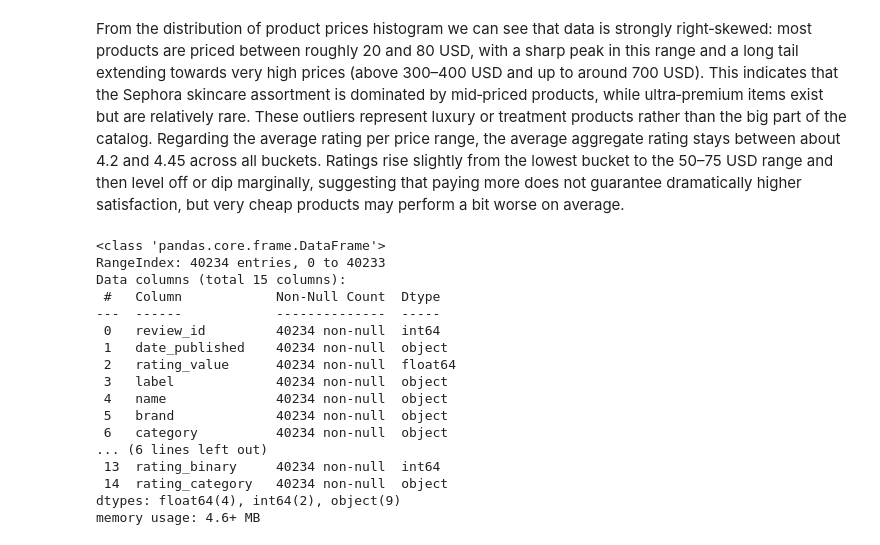
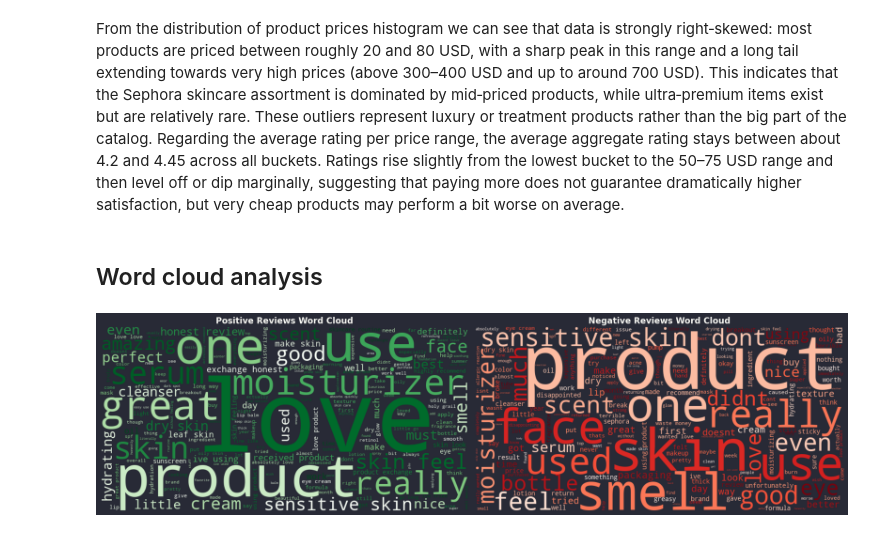
Before and after one commit to Weronikaa2001/Text-Mining-and-Social-Media-Mining-Sephora-Skincare-Reviews, a Jupyter notebook: Martyniuk_Madro_Sephora_Project.ipynb, the cells around one changed output. Saved outputs shown, nothing was run; the diff lists cells and outputs as text; code cells hidden in the pictures.

Commit message:
Added word cloud and n-grams analysis

```diff
--- a/Martyniuk_Madro_Sephora_Project.ipynb
+++ b/Martyniuk_Madro_Sephora_Project.ipynb
@@ -864,23 +864,26 @@ plt.show()
 [figure]
 # %% [markdown]
 From the distribution of product prices histogram we can see that data is strongly right‑skewed: most products are priced between roughly 20 and 80 USD, with a sharp peak in this range and a long tail extending towards very high prices (above 300–400 USD and up to around 700 USD). This indicates that the Sephora skincare assortment is dominated by mid‑priced products, while ultra‑premium items exist but are relatively rare. These outliers represent luxury or treatment products rather than the big part of the catalog. Regarding the average rating per price range, the average aggregate rating stays between about 4.2 and 4.45 across all buckets. Ratings rise slightly from the lowest bucket to the 50–75 USD range and then level off or dip marginally, suggesting that paying more does not guarantee dramatically higher satisfaction, but very cheap products may perform a bit worse on average.
-# %%
-df.info()
-# %% [output]
-<class 'pandas.core.frame.DataFrame'>
-RangeIndex: 40234 entries, 0 to 40233
-Data columns (total 15 columns):
- #   Column            Non-Null Count  Dtype
----  ------            --------------  -----
- 0   review_id         40234 non-null  int64
- 1   date_published    40234 non-null  object
- 2   rating_value      40234 non-null  float64
- 3   label             40234 non-null  object
- 4   name              40234 non-null  object
- 5   brand             40234 non-null  object
- 6   category          40234 non-null  object
-... (6 lines left out)
- 13  rating_binary     40234 non-null  int64
- 14  rating_category   40234 non-null  object
-dtypes: float64(4), int64(2), object(9)
-memory usage: 4.6+ MB
+# %% [markdown]
+## Word cloud analysis
+# %%
+fig, axes = plt.subplots(1, 2, figsize=(20, 8))
+
+positive_text = ' '.join(df_unique[df_unique['rating_binary'] == 1]['processed_review'].dropna())
+wordcloud_pos = WordCloud(width=800, height=400, background_color='#282a36',
+                          colormap='Greens').generate(positive_text)
+axes[0].imshow(wordcloud_pos, interpolation='bilinear')
+axes[0].axis('off')
+axes[0].set_title('Positive Reviews Word Cloud', fontsize=16, fontweight='bold')
+
+negative_text = ' '.join(df_unique[df_unique['rating_binary'] == 0]['processed_review'].dropna())
+wordcloud_neg = WordCloud(width=800, height=400, background_color='#282a36',
+                          colormap='Reds').generate(negative_text)
+axes[1].imshow(wordcloud_neg, interpolation='bilinear')
+axes[1].axis('off')
+axes[1].set_title('Negative Reviews Word Cloud', fontsize=16, fontweight='bold')
+
+plt.tight_layout()
+plt.show()
+# %% [output]
+[figure, added]
```
Also changed, not shown: parts of 14 cells of this notebook.
